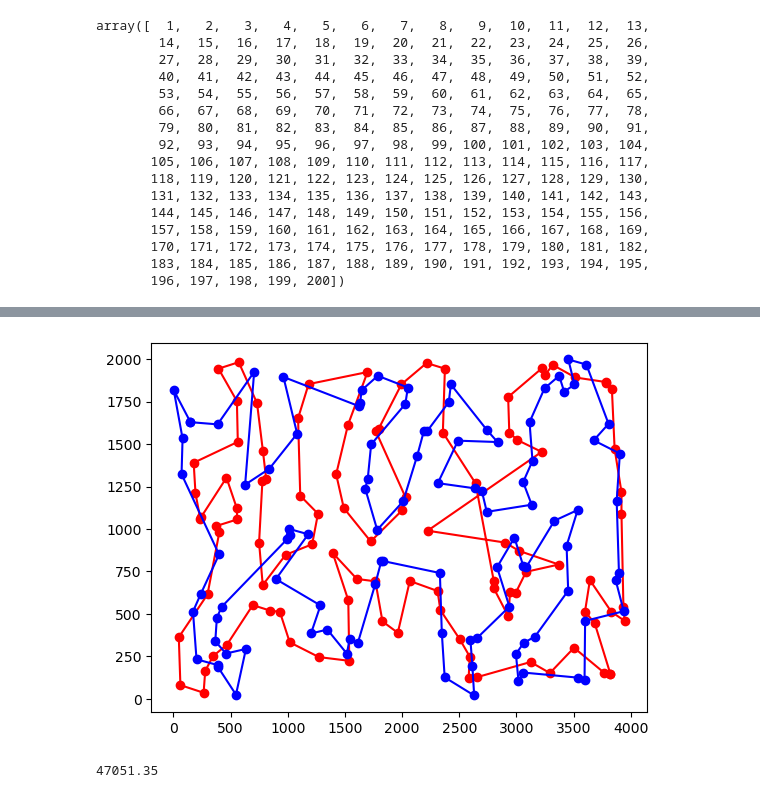
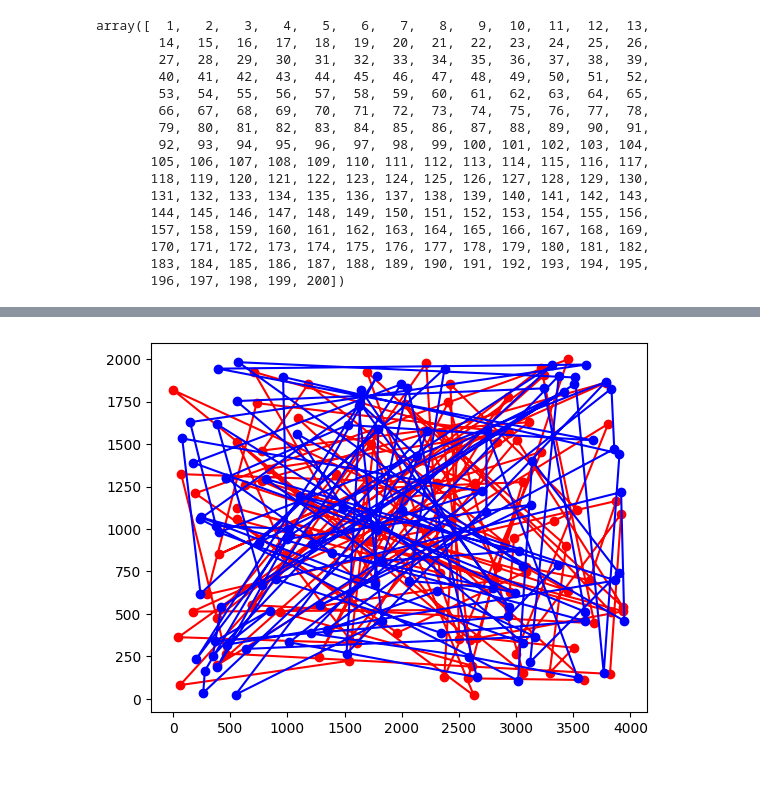
Before and after one commit to majsterkovic/imo, a Jupyter notebook: lab3/local-search-python/code.ipynb, the cells around one changed output, grey strips where cells are left out. Cells and saved outputs as stored; diff of their text form; code cells hidden in the pictures.

```diff
--- a/lab3/local-search-python/code.ipynb
+++ b/lab3/local-search-python/code.ipynb
@@ -11,6 +13,6 @@ FILENAME = 'kroB200.tsp'
 # %%
 
-def read_data_file(file_name):
+def read_data_file(file_name: str) -> Dict[Any, Any]:
     tsp_data = {}
     with open(FILENAME, 'r') as file:
         for line in file:
@@ -25,7 +27,7 @@ def read_data_file(file_name):
 
     return tsp_data
 
-def calculate_distance_matrix(tsp_data):
+def calculate_distance_matrix(tsp_data: Dict[Any, Any]) -> np.ndarray:
     N = tsp_data['DIMENSION']
     tsp_data.pop('DIMENSION')
 
@@ -43,9 +45,7 @@ def calculate_distance_matrix(tsp_data):
                 distance_matrix[other_node][node] = distance
     return np.array(distance_matrix)
 
-def print_distance_matrix(distance_matrix):
-    # for row in distance_matrix:
-    #     print(row)
+def print_distance_matrix(distance_matrix: np.ndarray):
     print(distance_matrix)
 # %%
 data = read_data_file('kroA100.tsp')
@@ -60,7 +60,7 @@ print_distance_matrix(distance)
  [   0.   1231.55 1643.61 ... 2398.07    0.   2406.37]
  [   0.   3117.49  933.36 ... 3679.76 2406.37    0.  ]]
 # %%
-def plot_cities(data):
+def plot_cities(data: Dict[Any, Any]) -> None:
     x = []
     y = []
     for city in data:
@@ -69,7 +69,7 @@ def plot_cities(data):
     plt.scatter(x, y)
     plt.show()
 
-def plot_cycles(cycle1, cycle2, tsp_data):
+def plot_cycles(cycle1: List, cycle2: List, tsp_data: Dict[Any, Any]) -> None:
     x = []
     y = []
     for city in cycle1:
@@ -94,7 +94,7 @@ plot_cities(data)
 # %% [output]
 [figure]
 # %%
-def get_nodes(tsp_data):
+def get_nodes(tsp_data: Dict[Any, Any]) -> np.ndarray:
     nodes = []
     for node in tsp_data:
         if node != 'DIMENSION':
@@ -120,7 +120,7 @@ array([  1,   2,   3,   4,   5,   6,   7,   8,   9,  10,  11,  12,  13,
        183, 184, 185, 186, 187, 188, 189, 190, 191, 192, 193, 194, 195,
        196, 197, 198, 199, 200])
 # %%
-def random_cycle(nodes):
+def random_cycle(nodes) -> Tuple[np.ndarray, np.ndarray]:
     nodes = copy.deepcopy(nodes)
     np.random.shuffle(nodes)
     half = len(nodes) // 2
@@ -411,12 +387,8 @@ def candidate_moves_algorithm(cycle1, cycle2, distance, k, data):
         iter += 1
 
     return (cycle1, cycle2)
-# %%
-cycle1, cycle2 = random_cycle(get_nodes(data))
-
-k = candidate_moves_algorithm(cycle1, cycle2, distance, 10, data)
-
-calculate_cycles_length(k[0], k[1], distance)
-# %% [output]
-[figure, removed]
-47051.35
+# %%
+random_cycle1, random_cycle2 = random_cycle(get_nodes(data))
+plot_cycles(random_cycle1, random_cycle2, data)
+# %% [output]
+[figure, added]
```
Also changed, not shown: parts of 18 cells of this notebook.
